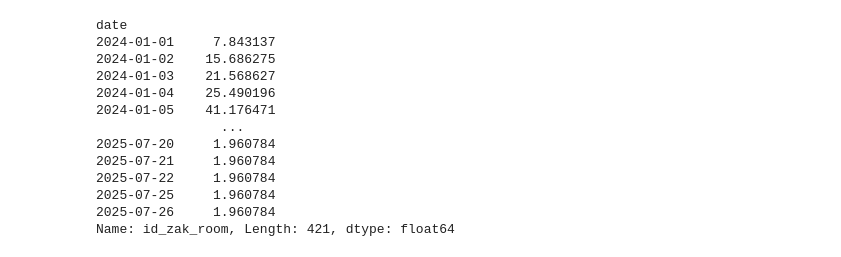
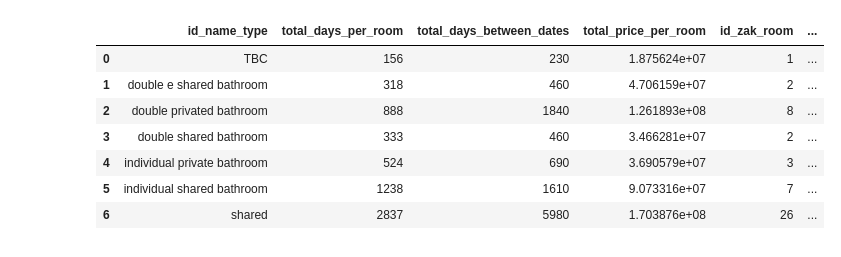
Before and after one commit to juanludataanalyst/data_pipeline_hostalR10_py, a Jupyter notebook: EDA.ipynb, the cells around one changed output. Cells and saved outputs as stored; diff of their text form; code cells hidden in the pictures.

```diff
--- a/EDA.ipynb
+++ b/EDA.ipynb
@@ -74,36 +41,57 @@ reservations
 # %%
-## Tasa de ocupacion
+## Tasa de ocupacion por habitacion
 import pandas as pd
 
+room_reservations = pd.merge(room_reservations, reservations, how='left', left_on='id_reserva', right_on='id')
+room_reservations = room_reservations[room_reservations['status'] == 'Confirmed']
 
 # Convertir las fechas a datetime
 room_reservations['start_date'] = pd.to_datetime(room_reservations['start_date'], format= '%d/%m/%Y')
 room_reservations['end_date'] = pd.to_datetime(room_reservations['end_date'], format= '%d/%m/%Y')
 
-# Crear una columna con la fecha de inicio y fin de cada reserva
-room_reservations['date'] = room_reservations.apply(lambda row: pd.date_range(row['start_date'], row['end_date']), axis=1)
+room_reservations = room_reservations[room_reservations['start_date'] <  pd.to_datetime('2024-08-20') ]
+room_reservations = room_reservations[room_reservations['start_date'] >  pd.to_datetime('2024-01-01') ]
 
-room_reservations = room_reservations.explode('date')
+max_start_date = room_reservations['start_date'].max()
+min_start_date = room_reservations['start_date'].min()
+
+total_days = (max_start_date - min_start_date).days
+
+room_reservations['days'] = (room_reservations['end_date'] - room_reservations['start_date']).dt.days
+room_reservations['total_days_between_dates'] = total_days
 
 
-# Contar el número de habitaciones ocupadas por día
-daily_occupancy = room_reservations.groupby('date')['id_zak_room'].nunique()
 
-# Calcular la tasa de ocupación por día
-daily_occupancy_rate = (daily_occupancy / room_reservations['id_zak_room'].nunique()) * 100
+room_reservations_sum = room_reservations.groupby(['id_zak_room', 'total_days_between_dates']).agg({
+    'days': 'sum',
+    'total_price': 'sum'
+}).reset_index().rename(columns={
+    'days': 'total_days_per_room',
+    'total_price': 'total_price_per_room'
+})
 
-print(daily_occupancy_rate)
+room_reservations_sum['occupation'] = (room_reservations_sum['total_days_per_room'] / room_reservations_sum['total_days_between_dates'])*100
+
+room_occupation_proportion = pd.merge(room_reservations_sum, room_name, how='left', left_on='id_zak_room', right_on='id')
+
+
+proportions_summary = room_occupation_proportion.groupby('id_name_type').agg({
+    'total_days_per_room': 'sum',
+    'total_days_between_dates': 'sum',
+    'total_price_per_room' : 'sum',
+    'id_zak_room': 'nunique'
+}).reset_index()
+
+proportions_summary['occupation_proportion'] = proportions_summary['total_days_per_room']/proportions_summary['total_days_between_dates']
+proportions_summary['average_price'] = proportions_summary['total_price_per_room']/proportions_summary['total_days_per_room']
+
+proportions_summary
 # %% [output]
-date
-2024-01-01     7.843137
-2024-01-02    15.686275
-2024-01-03    21.568627
-2024-01-04    25.490196
-2024-01-05    41.176471
-                ...
-2025-07-20     1.960784
-2025-07-21     1.960784
-2025-07-22     1.960784
-2025-07-25     1.960784
-2025-07-26     1.960784
-Name: id_zak_room, Length: 421, dtype: float64
+|  | id_name_type | total_days_per_room | total_days_between_dates | total_price_per_room | id_zak_room | ... |
+| 0 | TBC | 156 | 230 | 1.875624e+07 | 1 | ... |
+| 1 | double e shared bathroom | 318 | 460 | 4.706159e+07 | 2 | ... |
+| 2 | double privated bathroom | 888 | 1840 | 1.261893e+08 | 8 | ... |
+| 3 | double shared bathroom | 333 | 460 | 3.466281e+07 | 2 | ... |
+| 4 | individual private bathroom | 524 | 690 | 3.690579e+07 | 3 | ... |
+| 5 | individual shared bathroom | 1238 | 1610 | 9.073316e+07 | 7 | ... |
+| 6 | shared | 2837 | 5980 | 1.703876e+08 | 26 | ... |
```
Also changed, not shown: parts of 4 cells of this notebook, 2 other files.
